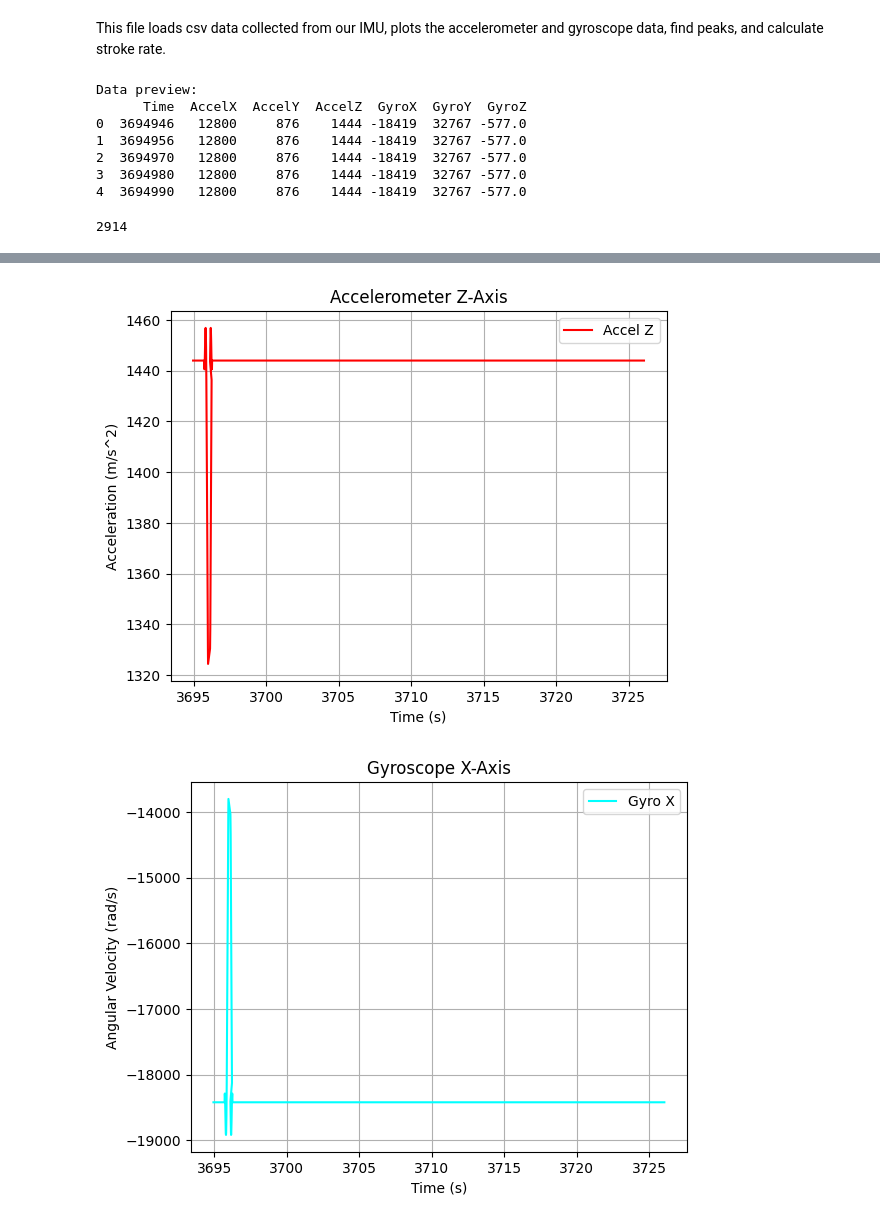
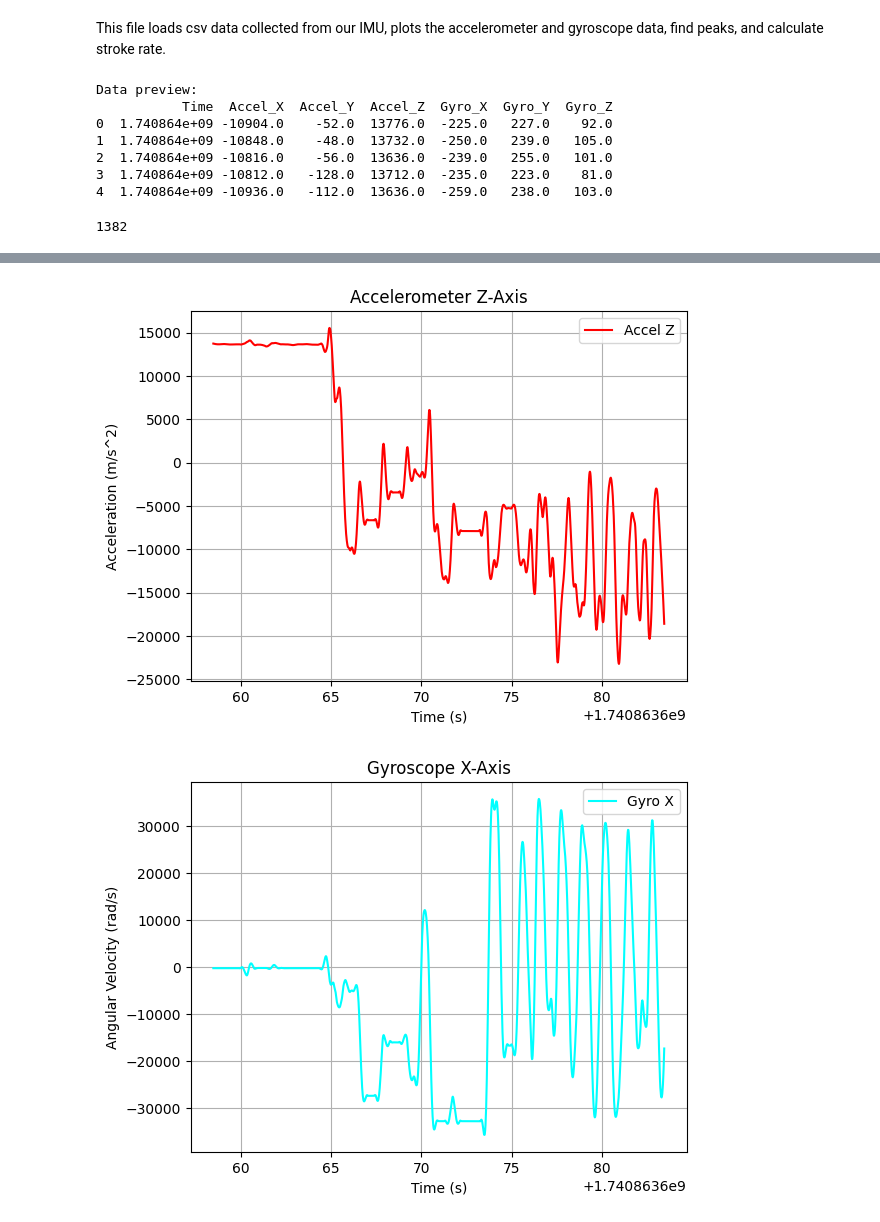
Before and after one commit to IddoSadeh/FORM24, a Jupyter notebook: esp IMU/imuProcess.ipynb, the cells around one changed output, grey strips where cells are left out. Drawn from its saved outputs; the diff is of its cells as text; code cells hidden in the pictures.

```diff
--- a/esp IMU/imuProcess.ipynb
+++ b/esp IMU/imuProcess.ipynb
@@ -6,7 +6,10 @@ import matplotlib.pyplot as plt
 # %%
 
 # Load the data
-file_path = "../downloaded_files/IMU_6.csv"
+#file_path = "../downloaded_files/datatest.csv"
+
+file_path = "data/10sec7stroke.csv"
+
 data = pd.read_csv(file_path, on_bad_lines='skip')
 
 # Ignore this
@@ -23,20 +26,20 @@ show_plots = True
 
 # Extract the columns
 timestamps = data['Time']
-accel_x = data['AccelX']
-accel_y = data['AccelY']
-accel_z = data['AccelZ']
-gyro_x = data['GyroX']
-gyro_y = data['GyroY']
-gyro_z = data['GyroZ']
+accel_x = data['Accel_X']
+accel_y = data['Accel_Y']
+accel_z = data['Accel_Z']
+gyro_x = data['Gyro_X']
+gyro_y = data['Gyro_Y']
+gyro_z = data['Gyro_Z']
 # %% [output]
 Data preview:
-      Time  AccelX  AccelY  AccelZ  GyroX  GyroY  GyroZ
-0  3694946   12800     876    1444 -18419  32767 -577.0
-1  3694956   12800     876    1444 -18419  32767 -577.0
-2  3694970   12800     876    1444 -18419  32767 -577.0
-3  3694980   12800     876    1444 -18419  32767 -577.0
-4  3694990   12800     876    1444 -18419  32767 -577.0
+           Time  Accel_X  Accel_Y  Accel_Z  Gyro_X  Gyro_Y  Gyro_Z
+0  1.740864e+09 -10904.0    -52.0  13776.0  -225.0   227.0    92.0
+1  1.740864e+09 -10848.0    -48.0  13732.0  -250.0   239.0   105.0
+2  1.740864e+09 -10816.0    -56.0  13636.0  -239.0   255.0   101.0
+3  1.740864e+09 -10812.0   -128.0  13712.0  -235.0   223.0    81.0
+4  1.740864e+09 -10936.0   -112.0  13636.0  -259.0   238.0   103.0
 # %%
 from scipy.signal import savgol_filter
 
@@ -49,10 +52,10 @@ smoothed_gyro_x = savgol_filter(savgol_filter(gyro_x, window_length=25, polyorde
 smoothed_gyro_y = savgol_filter(savgol_filter(gyro_y, window_length=25, polyorder=2), window_length=25, polyorder=2)
 smoothed_gyro_z = savgol_filter(savgol_filter(gyro_z, window_length=25, polyorder=2), window_length=25, polyorder=2)
 # %% [output]
-2914
+1382
 # %%
 # Adjust timestamps to match the length of smoothed data and convert to seconds
-adjusted_timestamps = timestamps[:len(smoothed_accel_x)] / 1000
+adjusted_timestamps = timestamps[:len(smoothed_accel_x)]
 
 
 # Now, use adjusted_timestamps in the plots
@@ -115,2 +118,2 @@ plt.show()
-[figure, old version]
+[figure, new version]
-[figure, old version]
+[figure, new version]
```
Also changed, not shown: parts of 6 cells of this notebook, 13 other files.
